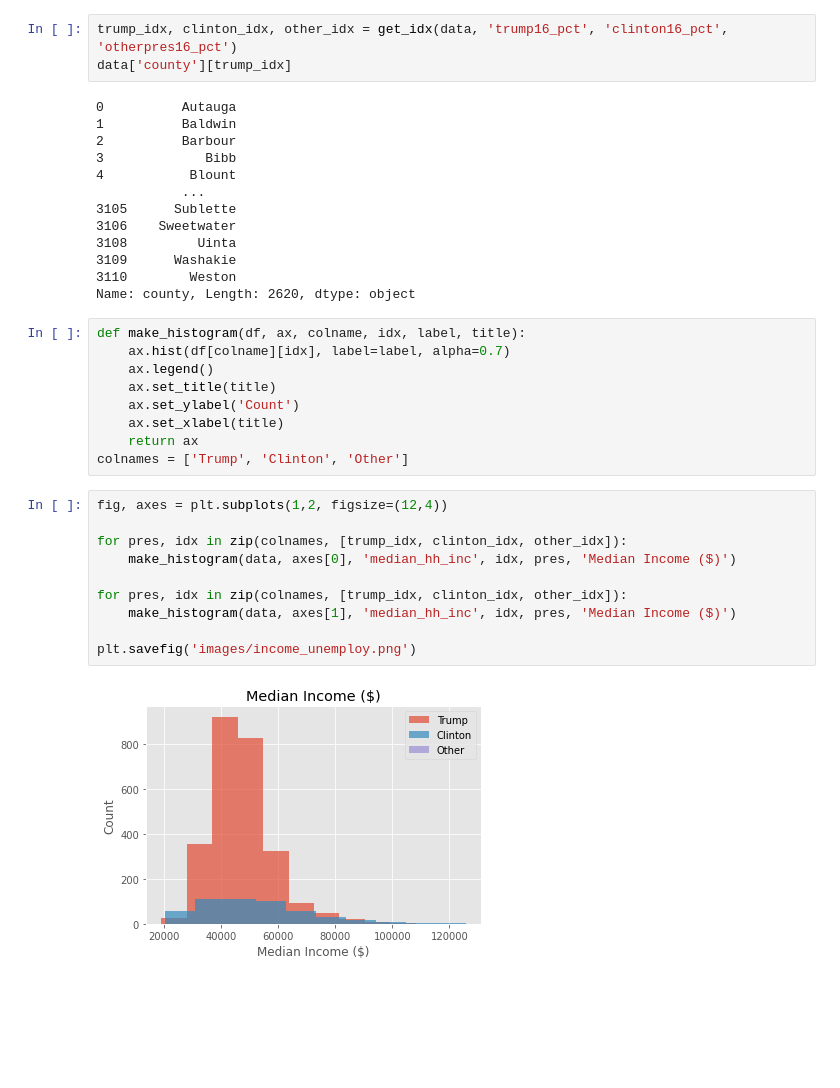
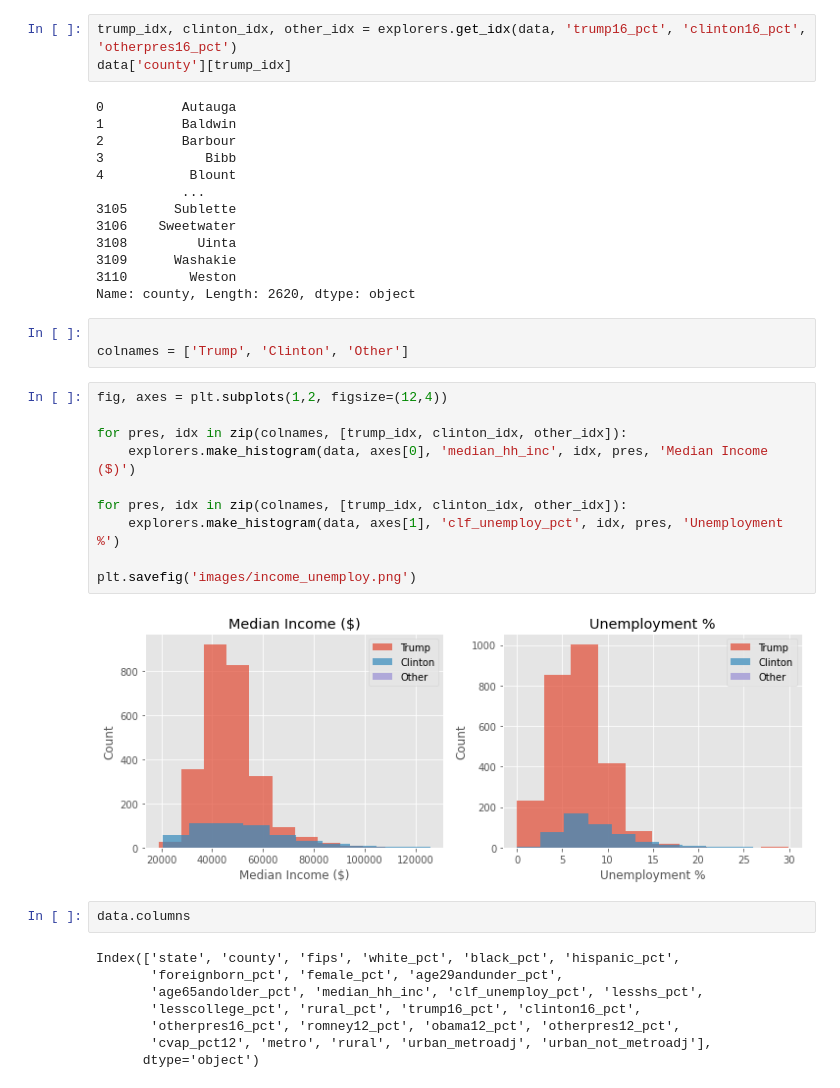
Before and after one commit to mkpetterson/2016-elections, a Jupyter notebook: EDA.ipynb, the cells around one changed output. Drawn from its saved outputs; the diff is of its cells as text; blank space fills up the shorter version.

Commit message:
adding images

```diff
--- a/EDA.ipynb
+++ b/EDA.ipynb
@@ -125,5 +105,5 @@ def get_idx(data, p1, p2, p3):
 # %%
-trump_idx, clinton_idx, other_idx = get_idx(data, 'trump16_pct', 'clinton16_pct', 'otherpres16_pct')
+trump_idx, clinton_idx, other_idx = explorers.get_idx(data, 'trump16_pct', 'clinton16_pct', 'otherpres16_pct')
 data['county'][trump_idx]
 # %% [output]
 0          Autauga
@@ -138,27 +118,31 @@ data['county'][trump_idx]
 3109      Washakie
 3110        Weston
 Name: county, Length: 2620, dtype: object
-# %%
-def make_histogram(df, ax, colname, idx, label, title):
-    ax.hist(df[colname][idx], label=label, alpha=0.7)
-    ax.legend()
-    ax.set_title(title)
-    ax.set_ylabel('Count')
-    ax.set_xlabel(title)
-    return ax
-colnames = ['Trump', 'Clinton', 'Other']
+# %%
+
+colnames = ['Trump', 'Clinton', 'Other']
 # %%
 fig, axes = plt.subplots(1,2, figsize=(12,4))
 
 for pres, idx in zip(colnames, [trump_idx, clinton_idx, other_idx]):
-    make_histogram(data, axes[0], 'median_hh_inc', idx, pres, 'Median Income ($)')
+    explorers.make_histogram(data, axes[0], 'median_hh_inc', idx, pres, 'Median Income ($)')
 
 for pres, idx in zip(colnames, [trump_idx, clinton_idx, other_idx]):
-    make_histogram(data, axes[1], 'median_hh_inc', idx, pres, 'Median Income ($)')
+    explorers.make_histogram(data, axes[1], 'clf_unemploy_pct', idx, pres, 'Unemployment %')
 
 plt.savefig('images/income_unemploy.png')
 # %% [output]
-[figure, old version]
+[figure, new version]
+# %%
+data.columns
+# %% [output]
+Index(['state', 'county', 'fips', 'white_pct', 'black_pct', 'hispanic_pct',
+       'foreignborn_pct', 'female_pct', 'age29andunder_pct',
+       'age65andolder_pct', 'median_hh_inc', 'clf_unemploy_pct', 'lesshs_pct',
+       'lesscollege_pct', 'rural_pct', 'trump16_pct', 'clinton16_pct',
+       'otherpres16_pct', 'romney12_pct', 'obama12_pct', 'otherpres12_pct',
+       'cvap_pct12', 'metro', 'rural', 'urban_metroadj', 'urban_not_metroadj'],
+      dtype='object')
 # %%
 fig, axes = plt.subplots(1,2, figsize=(12,4))
 
```
Also changed, not shown: parts of 8 cells of this notebook, 3 other files.
